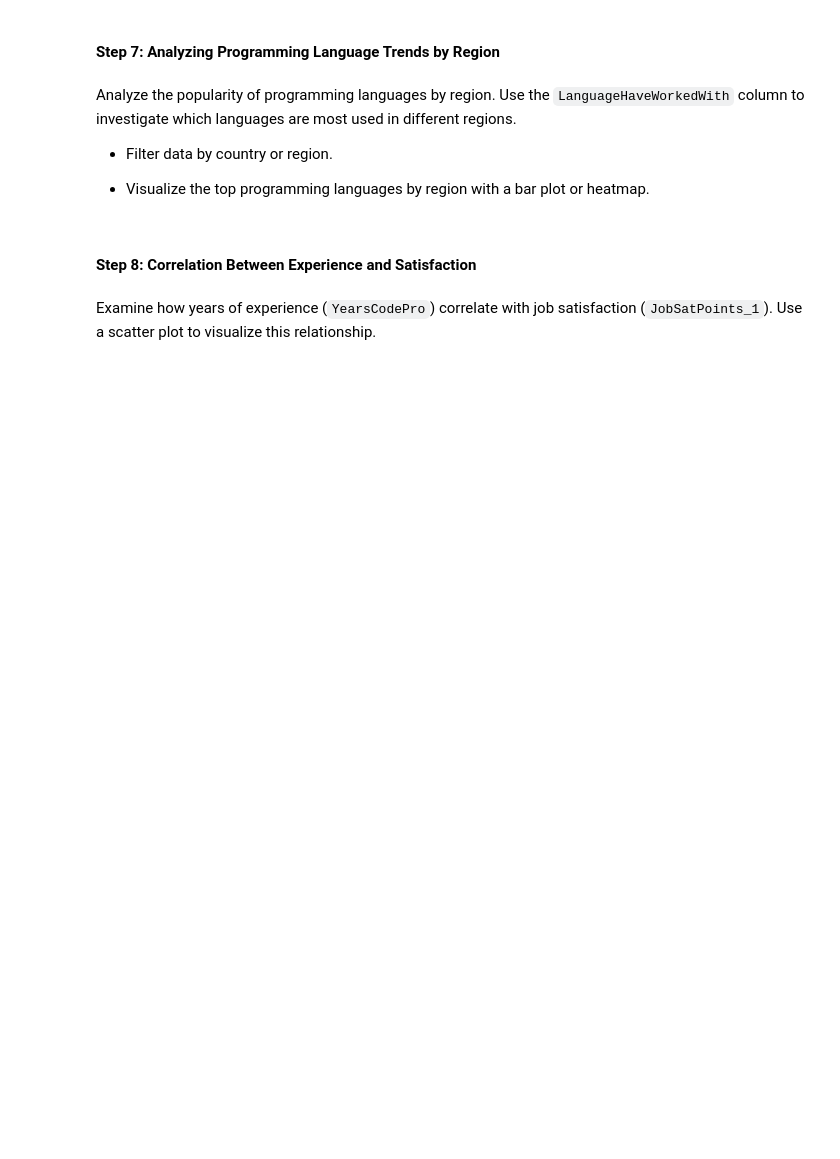
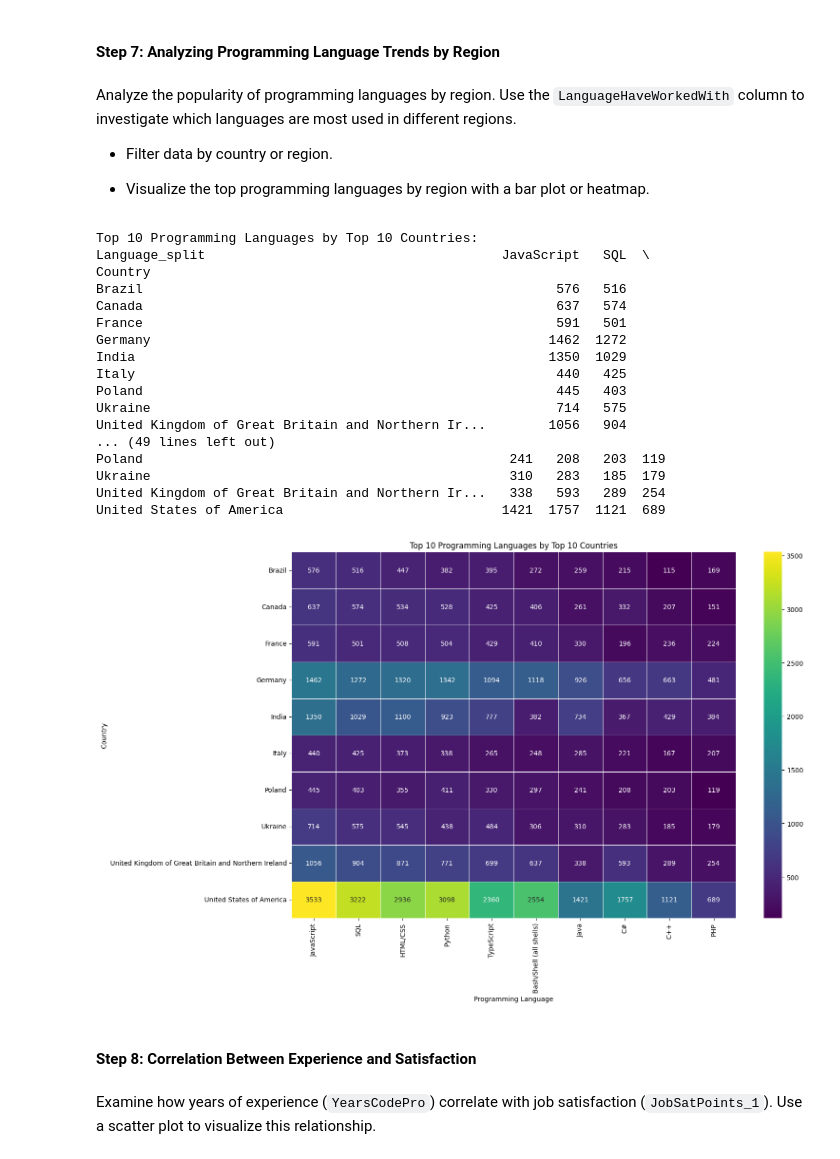
Before and after one commit to Sumant-crty/IBM-Data-Analyst-Capstone-Project, a Jupyter notebook: Hands-on Lab Exploratory Data Analysis.ipynb, the cells around one changed output. Drawn from its saved outputs; the diff is of its cells as text; code cells hidden in the pictures; blank space fills up the shorter version.

```diff
--- a/Hands-on Lab Exploratory Data Analysis.ipynb
+++ b/Hands-on Lab Exploratory Data Analysis.ipynb
@@ -96,3 +283,58 @@ Analyze the popularity of programming languages by region. Use the `LanguageHave
+# %%
+# First, let's clean the 'Country' column by stripping whitespace
+df['Country'] = df['Country'].str.strip()
+
+# Filter out rows where 'LanguageHaveWorkedWith' is NaN
+df_languages = df.dropna(subset=['LanguageHaveWorkedWith']).copy()
+
+# Split the 'LanguageHaveWorkedWith' column into individual languages and explode the DataFrame
+df_languages['Language_split'] = df_languages['LanguageHaveWorkedWith'].str.split(';')
+df_languages_exploded = df_languages.explode('Language_split')
+
+# Strip whitespace from the split languages
+df_languages_exploded['Language_split'] = df_languages_exploded['Language_split'].str.strip()
+
+# Get the top N countries to focus the analysis for better visualization
+top_n_countries = df_languages_exploded['Country'].value_counts().head(10).index
+df_top_countries = df_languages_exploded[df_languages_exploded['Country'].isin(top_n_countries)]
+
+# Calculate the count of each language per country
+language_country_crosstab = pd.crosstab(df_top_countries['Country'], df_top_countries['Language_split'])
+
+# Get the top 10 most popular languages overall for better visualization
+top_10_languages = df_languages_exploded['Language_split'].value_counts().head(10).index
+language_country_crosstab_top_10 = language_country_crosstab[top_10_languages]
+
+print("Top 10 Programming Languages by Top 10 Countries:")
+print(language_country_crosstab_top_10)
+
+# Visualize the top programming languages by region (top 10 countries and top 10 languages)
+plt.figure(figsize=(16, 10))
+sns.heatmap(language_country_crosstab_top_10, annot=True, fmt="d", cmap="viridis", linewidths=.5)
+plt.title('Top 10 Programming Languages by Top 10 Countries')
+plt.xlabel('Programming Language')
+plt.ylabel('Country')
+plt.tight_layout()
+plt.show()
+# %% [output]
+Top 10 Programming Languages by Top 10 Countries:
+Language_split                                      JavaScript   SQL  \
+Country
+Brazil                                                     576   516
+Canada                                                     637   574
+France                                                     591   501
+Germany                                                   1462  1272
+India                                                     1350  1029
+Italy                                                      440   425
+Poland                                                     445   403
+Ukraine                                                    714   575
+United Kingdom of Great Britain and Northern Ir...        1056   904
+... (49 lines left out)
+Poland                                               241   208   203  119
+Ukraine                                              310   283   185  179
+United Kingdom of Great Britain and Northern Ir...   338   593   289  254
+United States of America                            1421  1757  1121  689
+[figure, added]
 # %% [markdown]
 #### Step 8: Correlation Between Experience and Satisfaction
 # %% [markdown]
```
Also changed, not shown: parts of 22 cells of this notebook.
